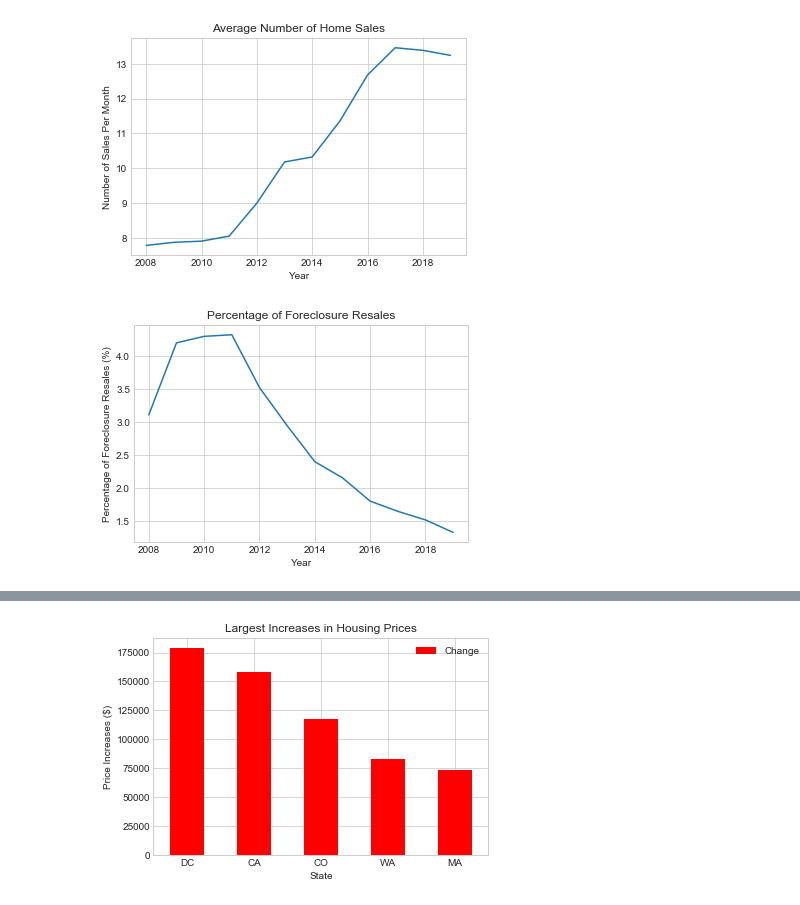
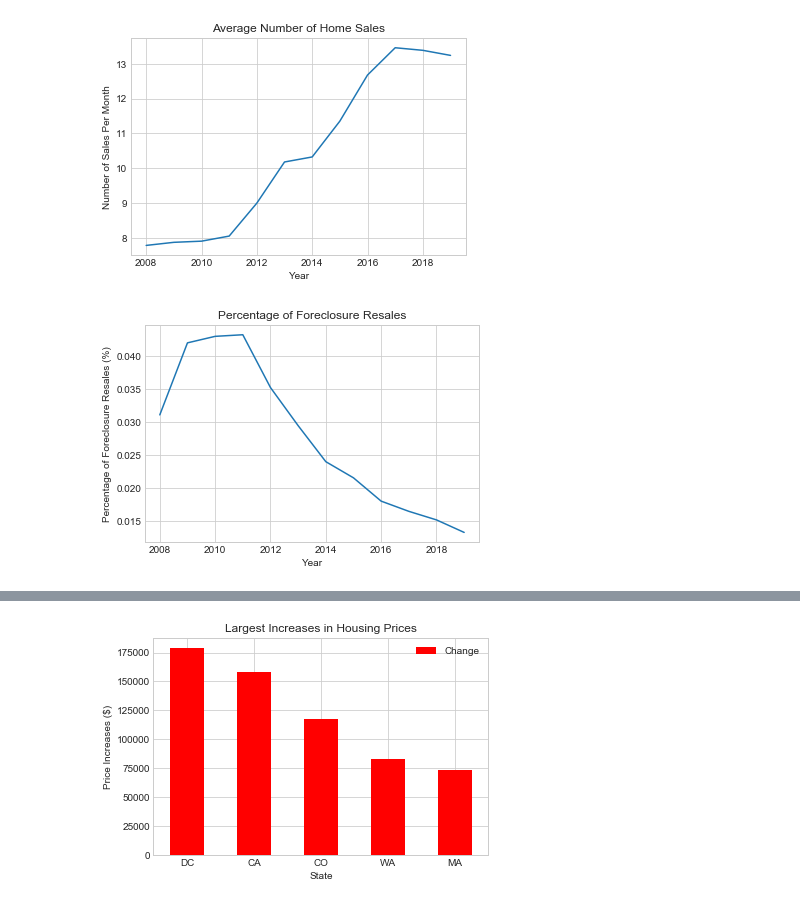
Before and after one commit to cmarchini19/US-Housing-Market-Analysis, a Jupyter notebook: tolu.ipynb, the cells around one changed output, grey strips where cells are left out. Cells and saved outputs as stored; diff of their text form; code cells hidden in the pictures.

```diff
--- a/tolu.ipynb
+++ b/tolu.ipynb
@@ -226,17 +226,17 @@ plt.savefig("Output/avg_num_sales.png")
 [figure]
 # %%
 # Plot of Avg Foreclosure Resales
-ave_foreclosure_resales = [state_data["2008_Avg_FR"].mean()*100, state_data["2009_Avg_FR"].mean()*100,state_data["2010_Avg_FR"].mean()*100,
-                  state_data["2011_Avg_FR"].mean()*100,state_data["2012_Avg_FR"].mean()*100, state_data["2013_Avg_FR"].mean()*100,
-                  state_data["2014_Avg_FR"].mean()*100, state_data["2015_Avg_FR"].mean()*100, state_data["2016_Avg_FR"].mean()*100,
-                  state_data["2017_Avg_FR"].mean()*100, state_data["2018_Avg_FR"].mean()*100, state_data["2019_Avg_FR"].mean()*100]
+ave_foreclosure_resales = [state_data["2008_Avg_FR"].mean(), state_data["2009_Avg_FR"].mean(),state_data["2010_Avg_FR"].mean(),
+                  state_data["2011_Avg_FR"].mean(),state_data["2012_Avg_FR"].mean(), state_data["2013_Avg_FR"].mean(),
+                  state_data["2014_Avg_FR"].mean(), state_data["2015_Avg_FR"].mean(), state_data["2016_Avg_FR"].mean(),
+                  state_data["2017_Avg_FR"].mean(), state_data["2018_Avg_FR"].mean(), state_data["2019_Avg_FR"].mean()]
 plt.title("Percentage of Foreclosure Resales")
 plt.xlabel("Year")
 plt.ylabel("Percentage of Foreclosure Resales (%)")
 plt.plot(years, ave_foreclosure_resales)
 plt.savefig("Output/pct_foreclosure_sales.png")
 # %% [output]
-[figure, old version]
+[figure, new version]
 # %%
 state_data = state_data.reset_index()
 housing_price_average = pd.DataFrame([state_data["State"],state_data["2008_Avg_ZHVI"],state_data["2009_Avg_ZHVI"], state_data["2010_Avg_ZHVI"],
```
Also changed, not shown: 2 other files.
